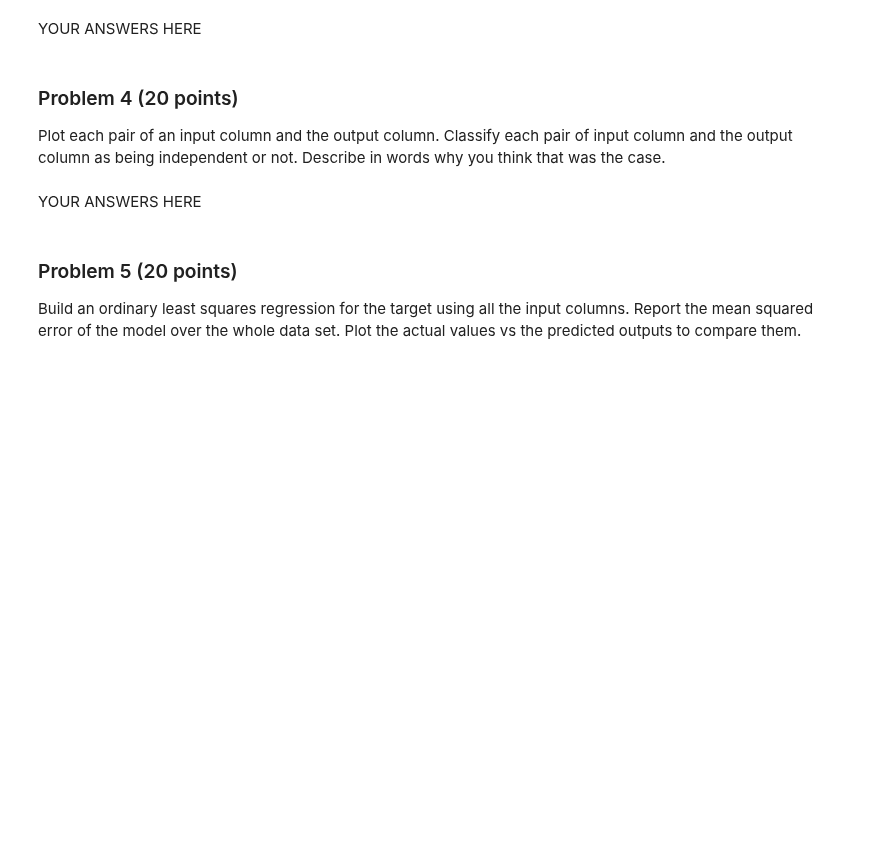
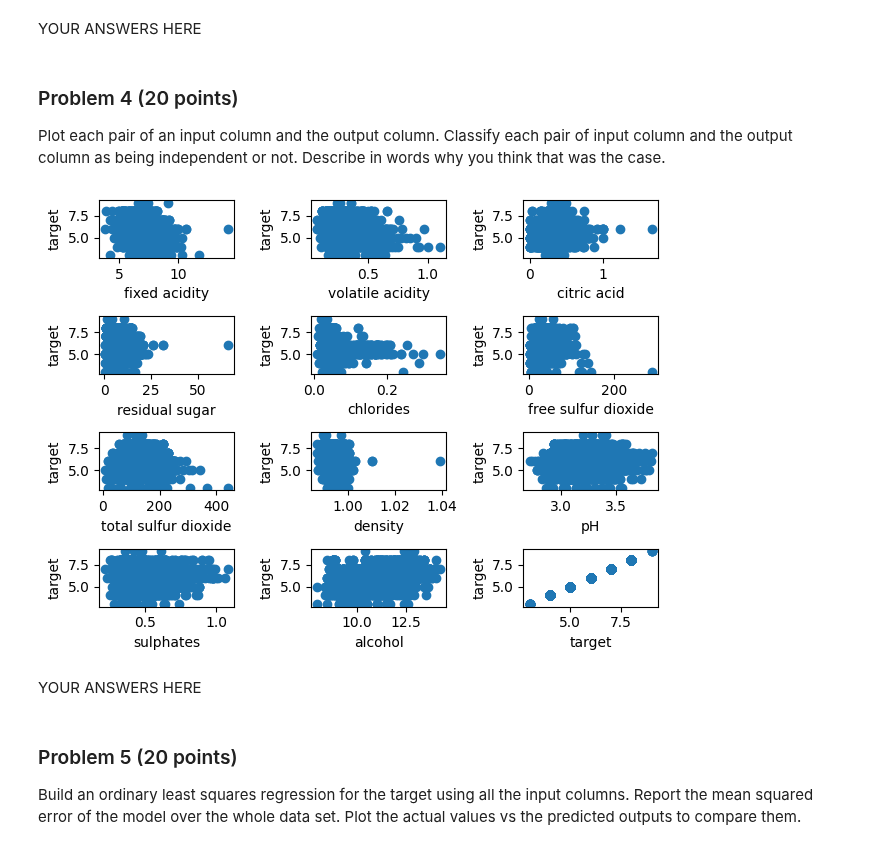
Before and after one commit to JCameronH/dx601-final-project, a Jupyter notebook: project.ipynb, the cells around one changed output. Saved outputs shown, nothing was run; the diff lists cells and outputs as text; code cells hidden in the pictures; blank space fills up the shorter version.

```diff
--- a/project.ipynb
+++ b/project.ipynb
@@ -175,3 +173,17 @@ Describe in words why you think that was the case.
+# %%
+# YOUR CODE HERE
+
+columns = df.columns #create a variable isolating columns
+
+for i, col in enumerate(columns, 1):
+    plt.subplot(4, 3, i)
+    plt.scatter(df[col], df['target'])
+    plt.xlabel(col)
+    plt.ylabel('target')
+plt.tight_layout()
+plt.show()
+# %% [output]
+[figure, added]
 # %% [markdown]
 YOUR ANSWERS HERE
 # %% [markdown]
```
Also changed, not shown: parts of 2 cells of this notebook.
